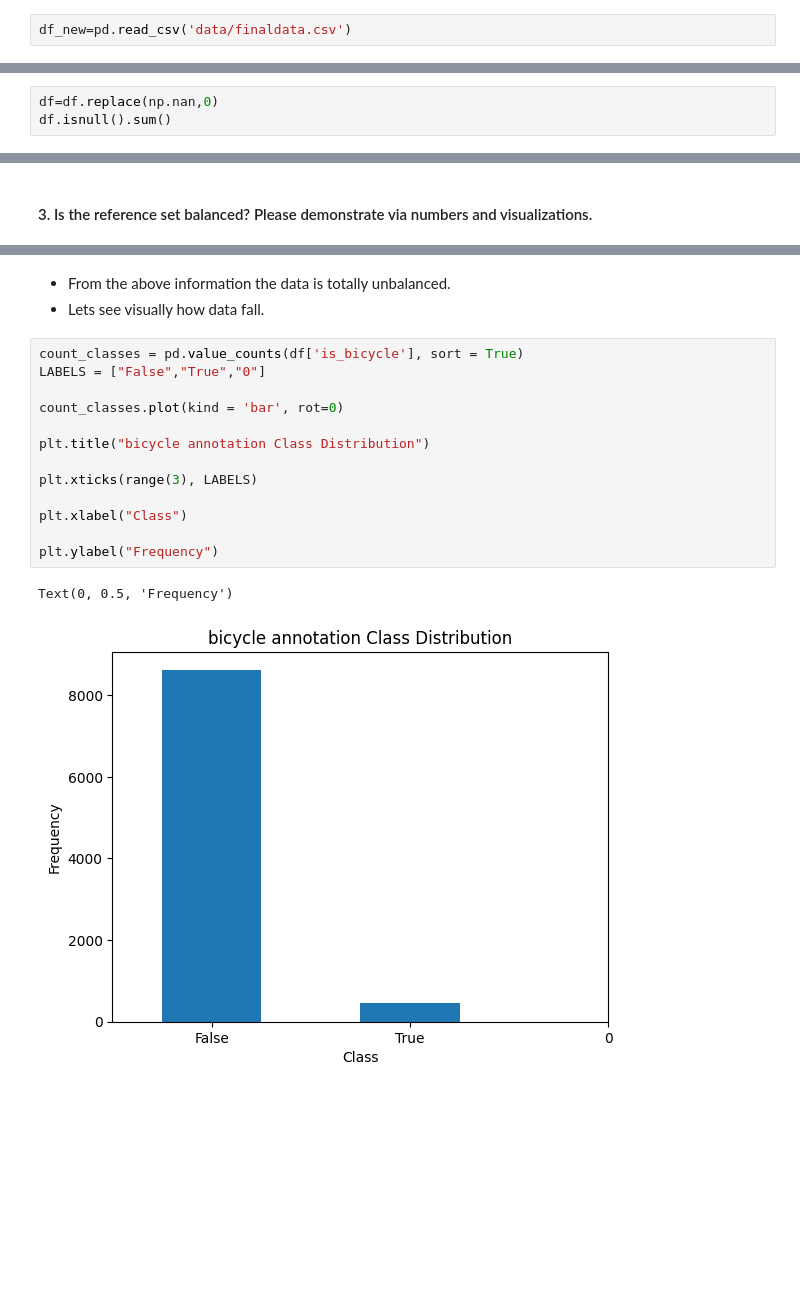
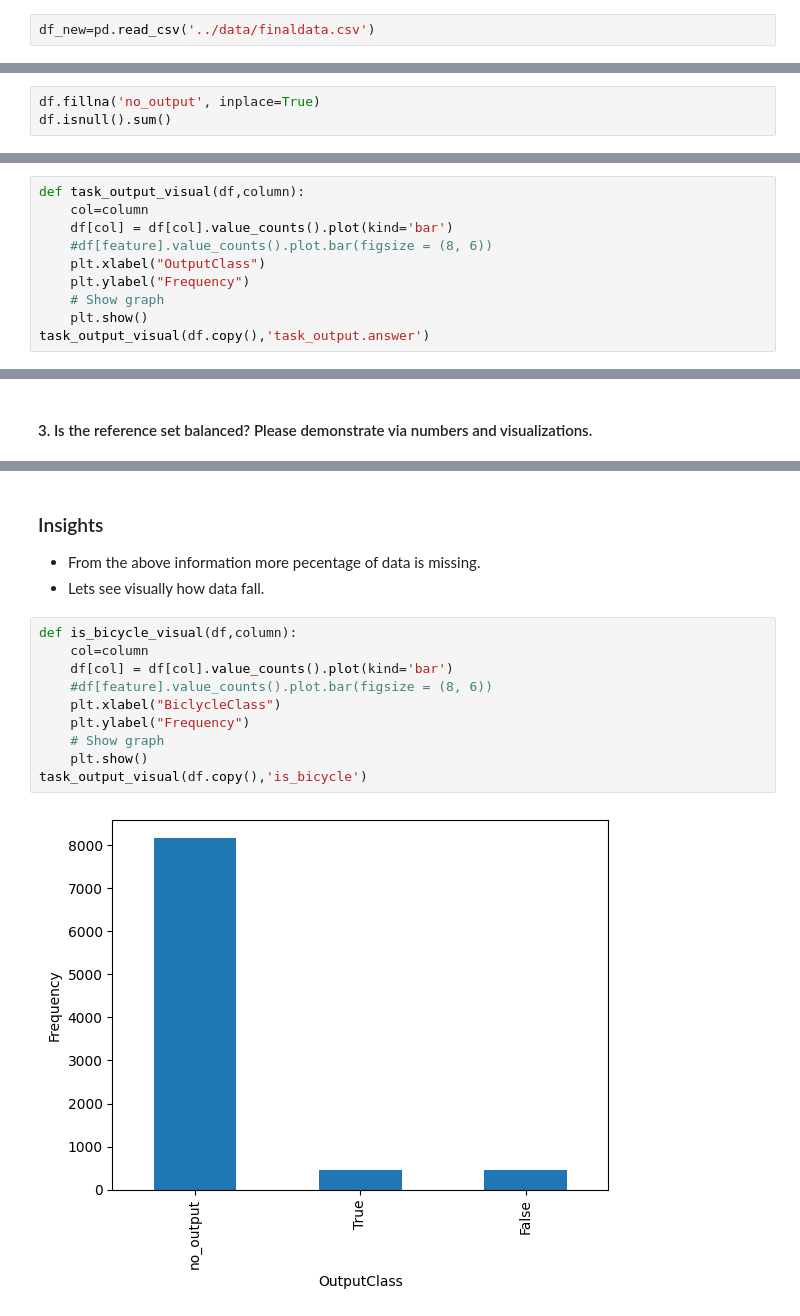
Before and after one commit to Sulochanaakki/Bicycle_Annotators, a Jupyter notebook: experiments/data_anaysis.ipynb, the cells around one changed output, grey strips where cells are left out. Drawn from its saved outputs; the diff is of its cells as text; blank space fills up the shorter version.

Commit message:
data analysis continue and updated project strct

```diff
--- a/experiments/data_anaysis.ipynb
+++ b/experiments/data_anaysis.ipynb
@@ -190,5 +99,5 @@ df_new.to_csv('data/finaldata.csv')
 # %%
-df_new=pd.read_csv('data/finaldata.csv')
+df_new=pd.read_csv('../data/finaldata.csv')
 # %%
 df_new.reset_index(drop=True)
 df_new.drop(columns='Unnamed: 0',inplace=True)
@@ -342,7 +248,7 @@ There is only is_bicycle column have null values
 # %% [markdown]
 #### filling null values with zero
 # %%
-df=df.replace(np.nan,0)
+df.fillna('no_output', inplace=True)
 df.isnull().sum()
 # %% [output]
 created_at                  0
@@ -536,0 +433,10 @@ Text(0, 0.5, 'Frequency')
+# %%
+def task_output_visual(df,column):
+    col=column
+    df[col] = df[col].value_counts().plot(kind='bar')
+    #df[feature].value_counts().plot.bar(figsize = (8, 6))
+    plt.xlabel("OutputClass")
+    plt.ylabel("Frequency")
+    # Show graph
+    plt.show()
+task_output_visual(df.copy(),'task_output.answer')
@@ -545,21 +458,18 @@ df['is_bicycle'].value_counts().to_frame()
 # %% [markdown]
-- From the above information the data is totally unbalanced.
+### Insights
+- From the above information more pecentage of data is missing.
 - Lets see visually how data fall.
 # %%
-count_classes = pd.value_counts(df['is_bicycle'], sort = True)
-LABELS = ["False","True","0"]
-
-count_classes.plot(kind = 'bar', rot=0)
-
-plt.title("bicycle annotation Class Distribution")
-
-plt.xticks(range(3), LABELS)
-
-plt.xlabel("Class")
-
-plt.ylabel("Frequency")
+def is_bicycle_visual(df,column):
+    col=column
+    df[col] = df[col].value_counts().plot(kind='bar')
+    #df[feature].value_counts().plot.bar(figsize = (8, 6))
+    plt.xlabel("BiclycleClass")
+    plt.ylabel("Frequency")
+    # Show graph
+    plt.show()
+task_output_visual(df.copy(),'is_bicycle')
 # %% [output]
-Text(0, 0.5, 'Frequency')
-[figure, old version]
+[figure, new version]
 # %%
 total = df['is_bicycle'].value_counts().values.sum()
```
Also changed, not shown: parts of 51 cells of this notebook, 4 other files.
